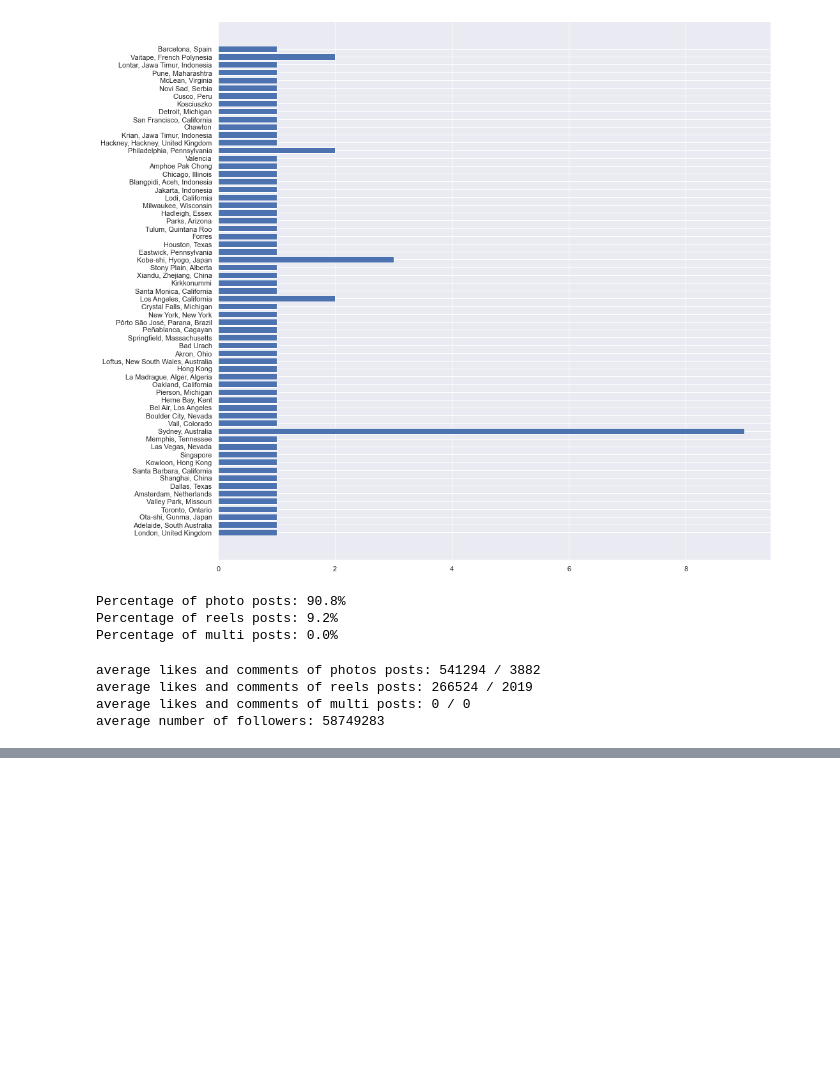
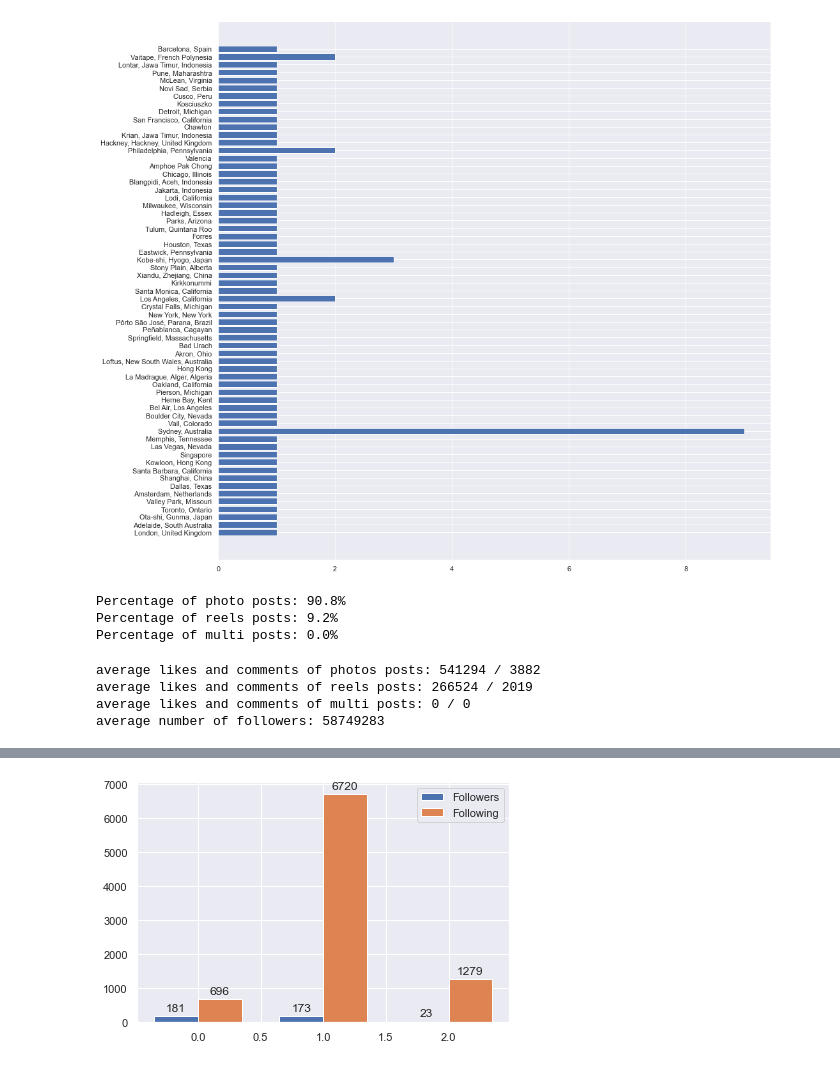
Before and after one commit to GiacomoBelliniStudent/ADM-HW2, a Jupyter notebook: main.ipynb, the cells around one changed output, grey strips where cells are left out. Saved outputs shown, nothing was run; the diff lists cells and outputs as text; code cells hidden in the pictures; blank space fills up the shorter version.

```diff
--- a/main.ipynb
+++ b/main.ipynb
@@ -362,0 +367,10 @@ average number of followers: 58749283
+# %%
+# What is the average time (days and minutes) a user lets pass before publishing another post? Plot the top 3 users that publish posts more frequently (calculate the average time that passes between posts), including their amount of followers and following. Provide insights from that chart.
+df = pd.DataFrame({'profile_id': posts_for_r4['profile_id'], 'cts': pd.to_datetime(posts_for_r4['cts']).dt.floor('T')})
+df = df.sort_values(by=["profile_id","cts"])
+df['cts_previous'] = df.groupby('profile_id')['cts'].shift()
+df['diff_from_previous'] = df['cts'] - df['cts_previous']
+df['diff_from_previous'] = df['diff_from_previous'].fillna(pd.Timedelta("0 days 00:00:00"))
+df2 = pd.DataFrame({'profile_id': df['profile_id'], 'diff_from_previous': df['diff_from_previous']}).dropna()
+df3 = df2.groupby('profile_id').mean(numeric_only = False)
+three_most_frequent_uploading_user = df3[df3['diff_from_previous'] != pd.Timedelta("0 days 00:00:00")].sort_values('diff_from_previous').head(3)
@@ -362,0 +384,23 @@ average number of followers: 58749283
+# %%
+three_most_frequent_uploading_user = profiles[profiles['profile_id'].isin(three_most_frequent_uploading_user.index)]
+# %%
+labels = three_most_frequent_uploading_user['profile_name']
+
+x = np.arange(len(labels))  # the label locations
+width = 0.35  # the width of the bars
+
+fig, ax = plt.subplots()
+rects1 = ax.bar(x - width/2, three_most_frequent_uploading_user['followers'], width, label='Followers')
+rects2 = ax.bar(x + width/2, three_most_frequent_uploading_user['following'], width, label='Following')
+
+# Add some text for labels, title and custom x-axis tick labels, etc.
+ax.legend()
+
+ax.bar_label(rects1, padding=3)
+ax.bar_label(rects2, padding=3)
+
+fig.tight_layout()
+
+plt.show()
+# %% [output]
+[figure, added]
```
Also changed, not shown: parts of 3 cells of this notebook.
